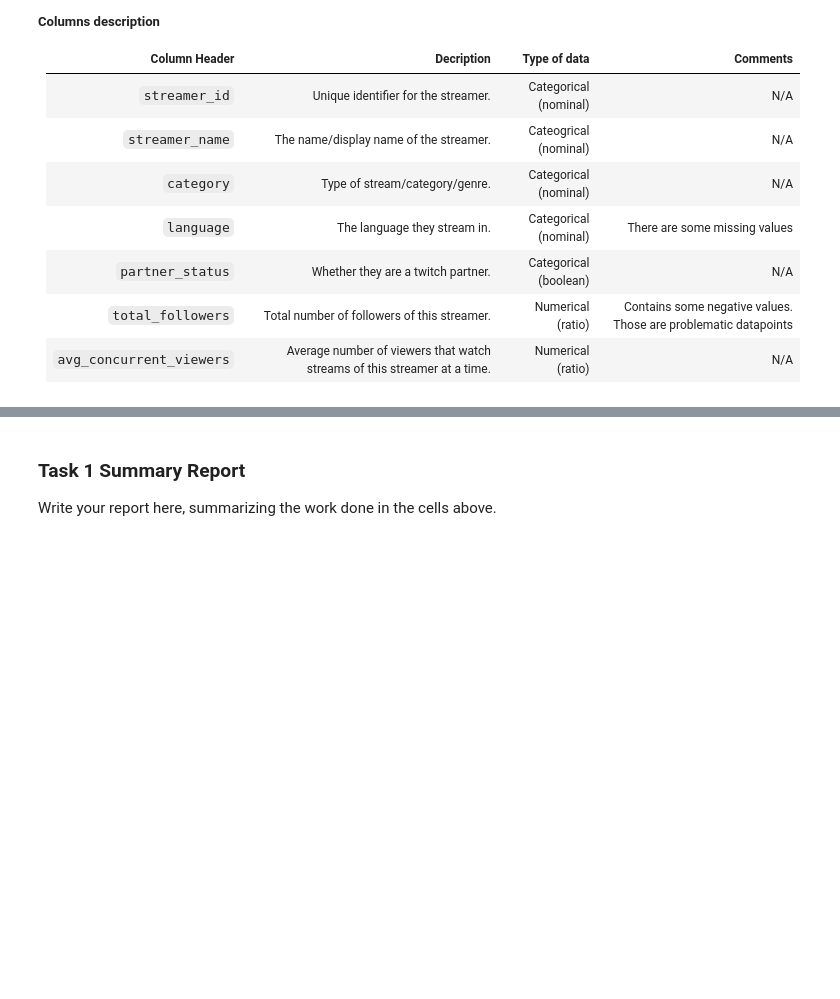
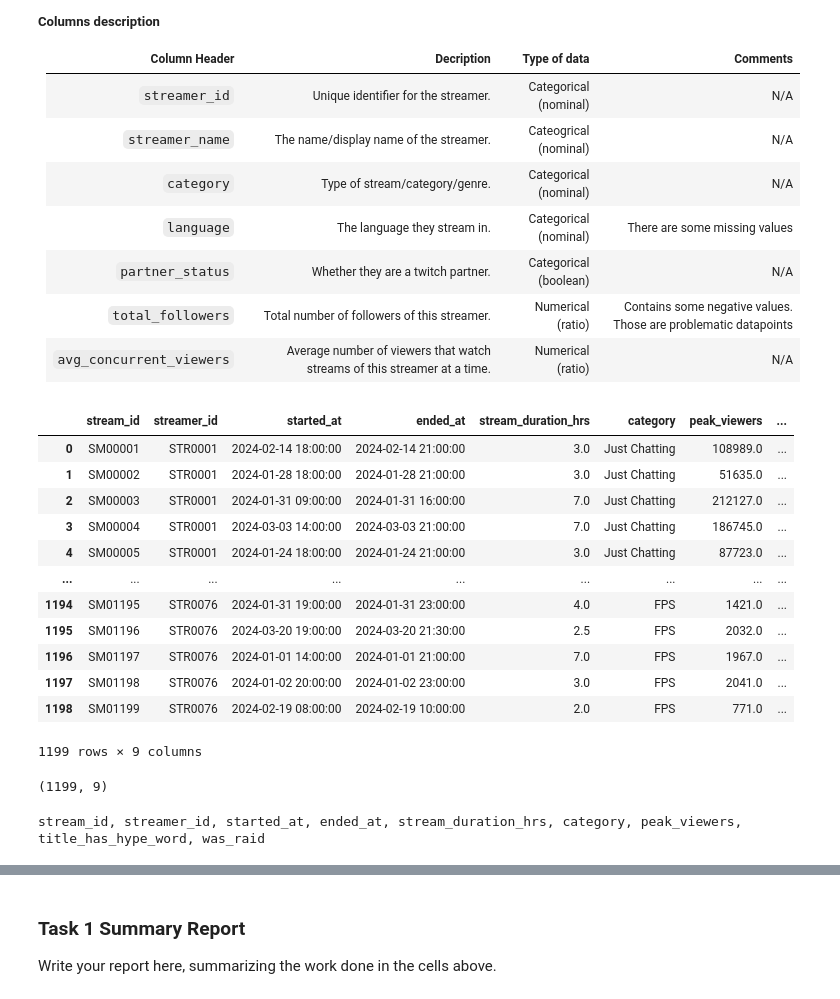
Before and after one commit to atifmmahmud/mahmud_atif_Assignment01, a Jupyter notebook: iat461_a1_atifm.ipynb, the cells around one changed output, grey strips where cells are left out. Saved outputs shown, nothing was run; the diff lists cells and outputs as text; code cells hidden in the pictures; folded sections open; blank space fills up the shorter version.

```diff
--- a/iat461_a1_atifm.ipynb
+++ b/iat461_a1_atifm.ipynb
@@ -117,3 +118,25 @@ This table contains information about each streamer.
 | `avg_concurrent_viewers` | Average number of viewers that watch streams of this streamer at a time. | Numerical (ratio) | N/A |
 
 </details>
+# %%
+# TASK 1c: STREAMS.CSV
+df_streams = pd.read_csv("data/streams.csv")
+display(df_streams)
+display (df_streams.shape)
+print(*df_streams.columns, sep = ", ") # this prints the items in the list, separating them with a comma (https://www.geeksforgeeks.org/python/print-lists-in-python-4-different-ways/)
+# %% [output]
+|  | stream_id | streamer_id | started_at | ended_at | stream_duration_hrs | category | peak_viewers | ... |
+| 0 | SM00001 | STR0001 | 2024-02-14 18:00:00 | 2024-02-14 21:00:00 | 3.0 | Just Chatting | 108989.0 | ... |
+| 1 | SM00002 | STR0001 | 2024-01-28 18:00:00 | 2024-01-28 21:00:00 | 3.0 | Just Chatting | 51635.0 | ... |
+| 2 | SM00003 | STR0001 | 2024-01-31 09:00:00 | 2024-01-31 16:00:00 | 7.0 | Just Chatting | 212127.0 | ... |
+| 3 | SM00004 | STR0001 | 2024-03-03 14:00:00 | 2024-03-03 21:00:00 | 7.0 | Just Chatting | 186745.0 | ... |
+| 4 | SM00005 | STR0001 | 2024-01-24 18:00:00 | 2024-01-24 21:00:00 | 3.0 | Just Chatting | 87723.0 | ... |
+| ... | ... | ... | ... | ... | ... | ... | ... | ... |
+| 1194 | SM01195 | STR0076 | 2024-01-31 19:00:00 | 2024-01-31 23:00:00 | 4.0 | FPS | 1421.0 | ... |
+| 1195 | SM01196 | STR0076 | 2024-03-20 19:00:00 | 2024-03-20 21:30:00 | 2.5 | FPS | 2032.0 | ... |
+| 1196 | SM01197 | STR0076 | 2024-01-01 14:00:00 | 2024-01-01 21:00:00 | 7.0 | FPS | 1967.0 | ... |
+| 1197 | SM01198 | STR0076 | 2024-01-02 20:00:00 | 2024-01-02 23:00:00 | 3.0 | FPS | 2041.0 | ... |
+| 1198 | SM01199 | STR0076 | 2024-02-19 08:00:00 | 2024-02-19 10:00:00 | 2.0 | FPS | 771.0 | ... |
+1199 rows × 9 columns
+(1199, 9)
+stream_id, streamer_id, started_at, ended_at, stream_duration_hrs, category, peak_viewers, title_has_hype_word, was_raid
```
Also changed, not shown: parts of 2 cells of this notebook.
